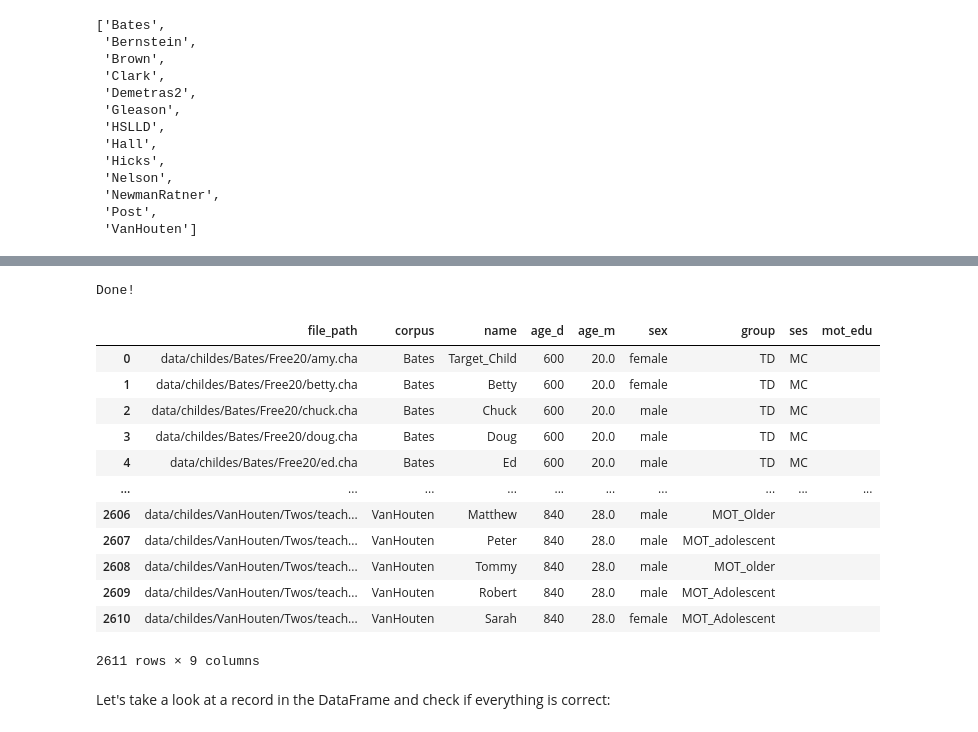
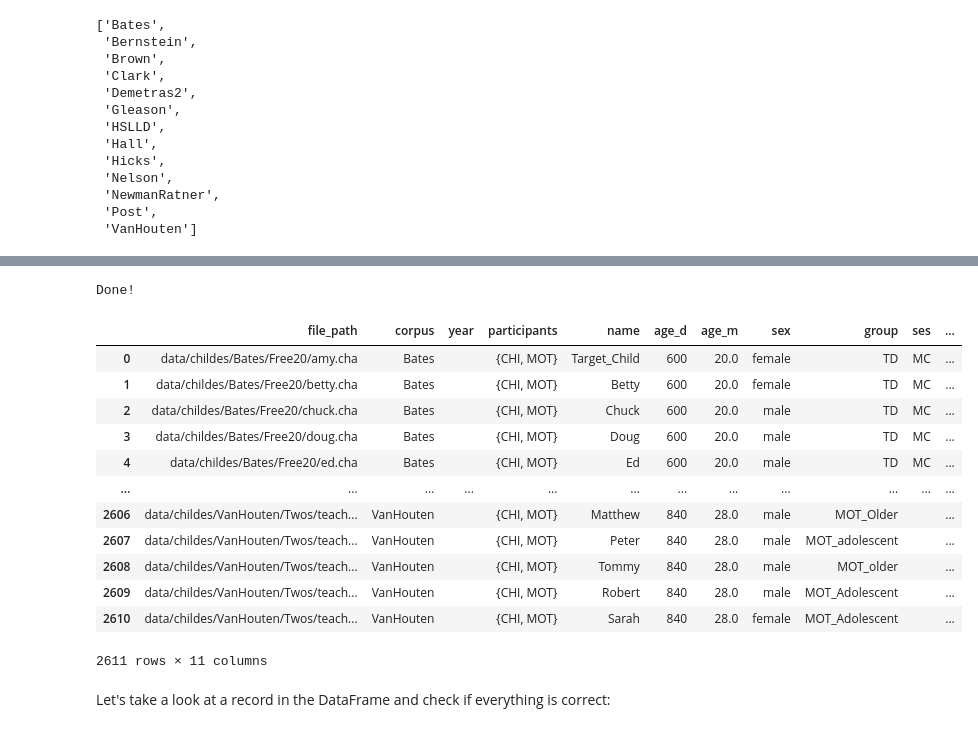
Before and after one commit to Data-Science-for-Linguists-2022/Child-Vocab-Development, a Jupyter notebook: data_curation.ipynb, the cells around one changed output, grey strips where cells are left out. Saved outputs shown, nothing was run; the diff lists cells and outputs as text; code cells hidden in the pictures.

```diff
--- a/data_curation.ipynb
+++ b/data_curation.ipynb
@@ -340,7 +340,9 @@ We have downloaded all the corpora containing any number of CHAT files matching
 # %%
-# Create lists to store different variables
+# Create lists to store header variables
 file_path_list   = []
 corpus_name_list = []
+year_list        = []  # recording year
+participant_list = []  # participants of recording
 chi_name_list    = []  # Child's name
 chi_age_d_list   = []  # Child's age in days
 chi_age_m_list   = []  # Child's age in months
@@ -350,25 +352,28 @@ chi_ses_list     = []  # Child's SES (socioeconomic status; same as mother's)
 mot_edu_list     = []  # Mother's education
 
 for corpus_name in tqdm(search_result):  # tqdm for progress bar
+
+    # Read the corpus into a Reader object:
     corpus = pylangacq.Reader.from_dir('data/childes/'+corpus_name)
-    for f in corpus:
-        h = f.headers()[0]  # header of each file
 
-        if 'CHI' in h['Participants']:  # include only the files with 'CHI' info
+    for f in corpus:                    # Inspect each file in the corpus
+        h = f.headers()[0]              # Header of each file
+        if 'CHI' in h['Participants']:  # Include only the files with 'CHI' info
 
-            age_raw     = f.ages()[0]   # age in raw format
+            age_raw     = f.ages()[0]   # Age in raw format
             chi_age_d   = (age_raw[0]*12 + age_raw[1])*30 + age_raw[2]
             chi_age_m   = age_raw[0]*12 + age_raw[1] + round(age_raw[2]/30,1)
 
-            if chi_age_m <= 72:  # include file only only children <= 72 months
+            if chi_age_m <= 72:  # Include file only only children <= 72 months
 
-                # get info we need from the header
-                file_path   = f.file_paths()[0].replace('\\','/')
-                corpus_name = h['Participants']['CHI']['corpus']
-                chi_name    = h['Participants']['CHI']['name']
-                chi_sex     = h['Participants']['CHI']['sex']
-                chi_group   = h['Participants']['CHI']['group']
-                chi_ses     = h['Participants']['CHI']['ses']
+                # Get info we need from the header
+                file_path    = f.file_paths()[0].replace('\\','/')
+                corpus_name  = h['Participants']['CHI']['corpus']
+                participants = f.participants()
+                chi_name     = h['Participants']['CHI']['name']
+                chi_sex      = h['Participants']['CHI']['sex']
+                chi_group    = h['Participants']['CHI']['group']
+                chi_ses      = h['Participants']['CHI']['ses']
 
                 # Get 'MOT' info only if 'MOT' exsits
                 if 'MOT' in h['Participants']:
@@ -376,50 +381,60 @@ for corpus_name in tqdm(search_result):  # tqdm for progress bar
                     # Just in case SES info is stored in 'MOT' instead of 'CHI'
                     if h['Participants']['MOT']['ses'] != '':
                         chi_ses = h['Participants']['MOT']['ses']
                 else:
-                    mot_edu = '' # keep the list same length as other lists even
+                    mot_edu = '' # Keep the list same length as other lists even
                                  #   when 'MOT' doesn't exist
 
-                # create a list for each variable (will be column of DataFrame)
+                # Get recording year if date is provided in the header
+                if 'Date' in h:
+                    year = list(h['Date'])[0].year
+                else:
+                    year = '' # Keep the list same length as other lists even
+                              #   if date is not provided
+
+                # Create a list for each variable (will be column of DataFrame)
                 file_path_list.append(file_path)
                 corpus_name_list.append(corpus_name)
+                year_list.append(year)
+                participant_list.append(participants)
                 chi_name_list.append(chi_name)
                 chi_age_d_list.append(chi_age_d)
                 chi_age_m_list.append(chi_age_m)
                 chi_sex_list.append(chi_sex)
                 chi_group_list.append(chi_group)
                 chi_ses_list.append(chi_ses)
                 mot_edu_list.append(mot_edu)
 
 # Build a DataFrame to store header information
 data_idx = pd.DataFrame({'file_path':file_path_list,
                          'corpus':corpus_name_list,
+                         'year': year_list,
+                         'participants': participant_list,
                          'name':chi_name_list,
                          'age_d':chi_age_d_list,
                          'age_m':chi_age_m_list,
                          'sex':chi_sex_list,
                          'group':chi_group_list,
                          'ses':chi_ses_list,
-                         'mot_edu':mot_edu_list,
-                        })
+                         'mot_edu':mot_edu_list})
 
 print('Done!')
 data_idx
 # %% [output]
 Done!
-|  | file_path | corpus | name | age_d | age_m | sex | group | ses | mot_edu |
-| 0 | data/childes/Bates/Free20/amy.cha | Bates | Target_Child | 600 | 20.0 | female | TD | MC |  |
-| 1 | data/childes/Bates/Free20/betty.cha | Bates | Betty | 600 | 20.0 | female | TD | MC |  |
-| 2 | data/childes/Bates/Free20/chuck.cha | Bates | Chuck | 600 | 20.0 | male | TD | MC |  |
-| 3 | data/childes/Bates/Free20/doug.cha | Bates | Doug | 600 | 20.0 | male | TD | MC |  |
-| 4 | data/childes/Bates/Free20/ed.cha | Bates | Ed | 600 | 20.0 | male | TD | MC |  |
-| ... | ... | ... | ... | ... | ... | ... | ... | ... | ... |
-| 2606 | data/childes/VanHouten/Twos/teach... | VanHouten | Matthew | 840 | 28.0 | male | MOT_Older |  |  |
-| 2607 | data/childes/VanHouten/Twos/teach... | VanHouten | Peter | 840 | 28.0 | male | MOT_adolescent |  |  |
-| 2608 | data/childes/VanHouten/Twos/teach... | VanHouten | Tommy | 840 | 28.0 | male | MOT_older |  |  |
-| 2609 | data/childes/VanHouten/Twos/teach... | VanHouten | Robert | 840 | 28.0 | male | MOT_Adolescent |  |  |
-| 2610 | data/childes/VanHouten/Twos/teach... | VanHouten | Sarah | 840 | 28.0 | female | MOT_Adolescent |  |  |
+|  | file_path | corpus | year | participants | name | age_d | age_m | sex | group | ses | ... |
+| 0 | data/childes/Bates/Free20/amy.cha | Bates |  | {CHI, MOT} | Target_Child | 600 | 20.0 | female | TD | MC | ... |
+| 1 | data/childes/Bates/Free20/betty.cha | Bates |  | {CHI, MOT} | Betty | 600 | 20.0 | female | TD | MC | ... |
+| 2 | data/childes/Bates/Free20/chuck.cha | Bates |  | {CHI, MOT} | Chuck | 600 | 20.0 | male | TD | MC | ... |
+| 3 | data/childes/Bates/Free20/doug.cha | Bates |  | {CHI, MOT} | Doug | 600 | 20.0 | male | TD | MC | ... |
+| 4 | data/childes/Bates/Free20/ed.cha | Bates |  | {CHI, MOT} | Ed | 600 | 20.0 | male | TD | MC | ... |
+| ... | ... | ... | ... | ... | ... | ... | ... | ... | ... | ... | ... |
+| 2606 | data/childes/VanHouten/Twos/teach... | VanHouten |  | {CHI, MOT} | Matthew | 840 | 28.0 | male | MOT_Older |  | ... |
+| 2607 | data/childes/VanHouten/Twos/teach... | VanHouten |  | {CHI, MOT} | Peter | 840 | 28.0 | male | MOT_adolescent |  | ... |
+| 2608 | data/childes/VanHouten/Twos/teach... | VanHouten |  | {CHI, MOT} | Tommy | 840 | 28.0 | male | MOT_older |  | ... |
+| 2609 | data/childes/VanHouten/Twos/teach... | VanHouten |  | {CHI, MOT} | Robert | 840 | 28.0 | male | MOT_Adolescent |  | ... |
+| 2610 | data/childes/VanHouten/Twos/teach... | VanHouten |  | {CHI, MOT} | Sarah | 840 | 28.0 | female | MOT_Adolescent |  | ... |
-2611 rows × 9 columns
+2611 rows × 11 columns
 # %% [markdown]
 Let's take a look at a record in the DataFrame and check if everything is correct:
 # %%
```
Also changed, not shown: parts of 9 cells of this notebook.
